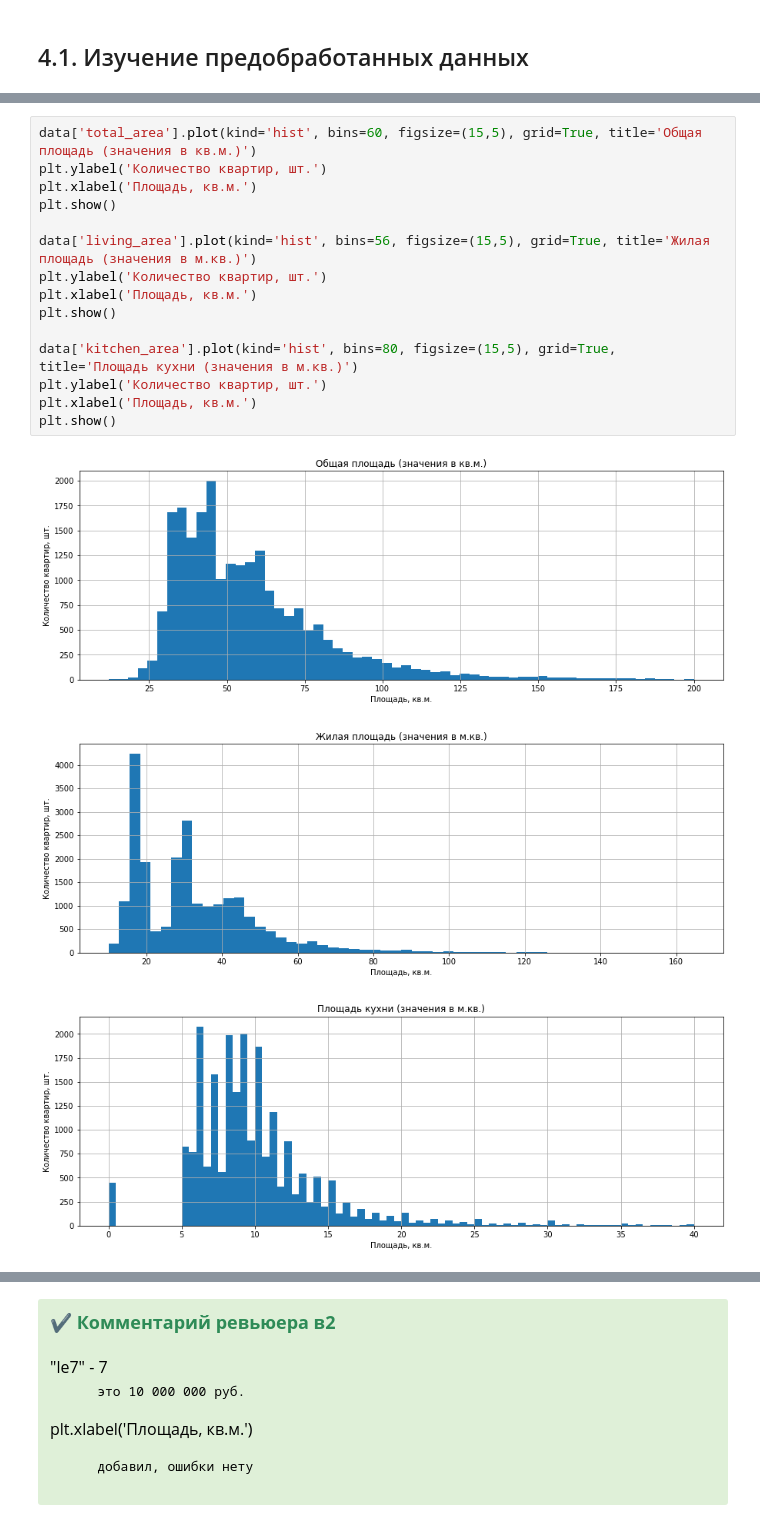
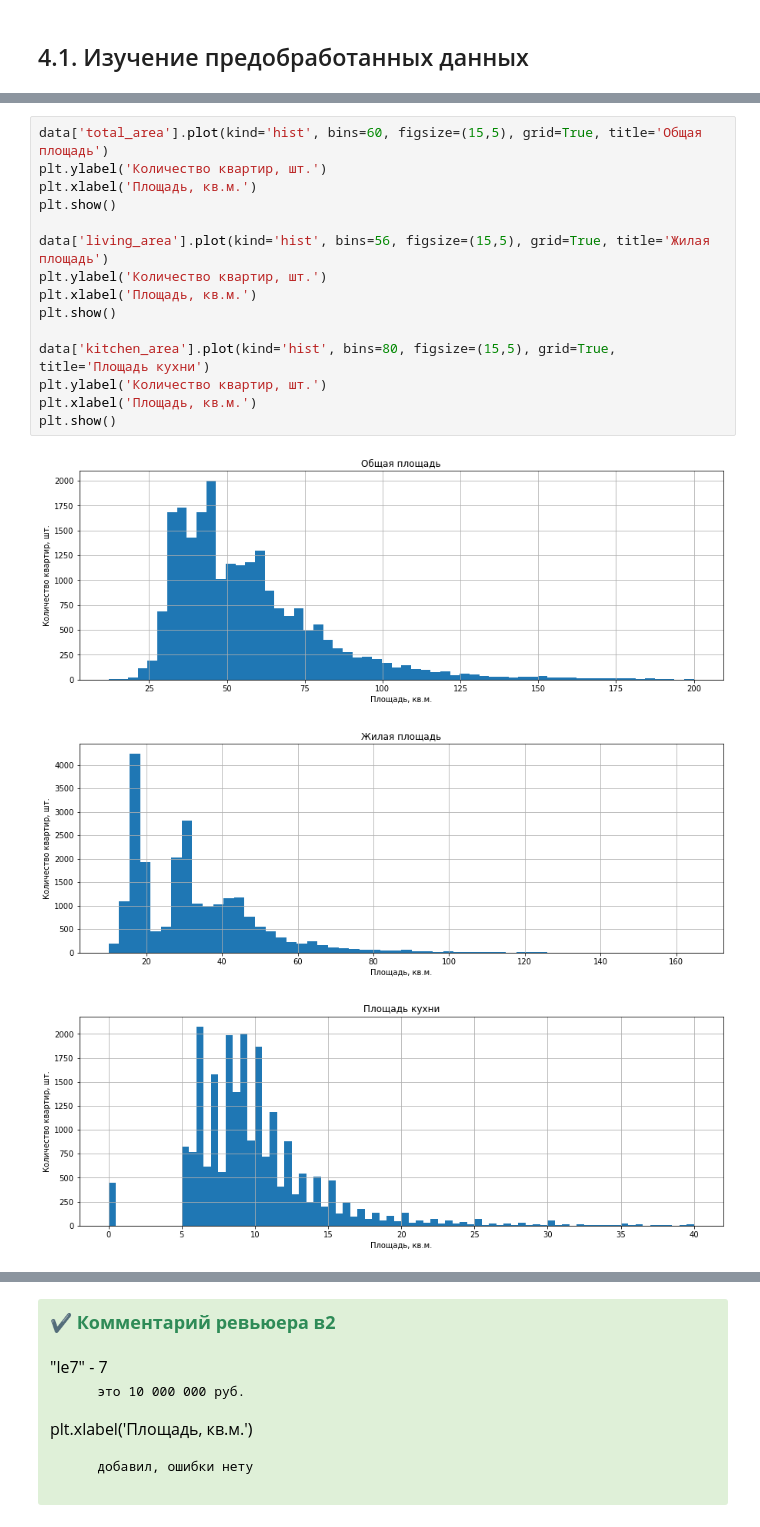
Before and after one commit to Danspers/3.EDA-apartments-sales, a Jupyter notebook: EDA-apartments-sales.ipynb, the cells around one changed output, grey strips where cells are left out. Drawn from its saved outputs; the diff is of its cells as text.

```diff
--- a/EDA-apartments-sales.ipynb
+++ b/EDA-apartments-sales.ipynb
@@ -964,20 +457,20 @@ display(data.head()) #Контроль
 # %%
-data['total_area'].plot(kind='hist', bins=60, figsize=(15,5), grid=True, title='Общая площадь (значения в кв.м.)')
+data['total_area'].plot(kind='hist', bins=60, figsize=(15,5), grid=True, title='Общая площадь')
 plt.ylabel('Количество квартир, шт.')
 plt.xlabel('Площадь, кв.м.')
 plt.show()
 
-data['living_area'].plot(kind='hist', bins=56, figsize=(15,5), grid=True, title='Жилая площадь (значения в м.кв.)')
+data['living_area'].plot(kind='hist', bins=56, figsize=(15,5), grid=True, title='Жилая площадь')
 plt.ylabel('Количество квартир, шт.')
 plt.xlabel('Площадь, кв.м.')
 plt.show()
 
-data['kitchen_area'].plot(kind='hist', bins=80, figsize=(15,5), grid=True, title='Площадь кухни (значения в м.кв.)')
+data['kitchen_area'].plot(kind='hist', bins=80, figsize=(15,5), grid=True, title='Площадь кухни')
 plt.ylabel('Количество квартир, шт.')
 plt.xlabel('Площадь, кв.м.')
 plt.show()
 # %% [output]
-[figure, old version]
+[figure, new version]
-[figure, old version]
+[figure, new version]
-[figure, old version]
+[figure, new version]
 # %% [markdown]
```
Also changed, not shown: parts of 195 cells of this notebook, 1 other file.
